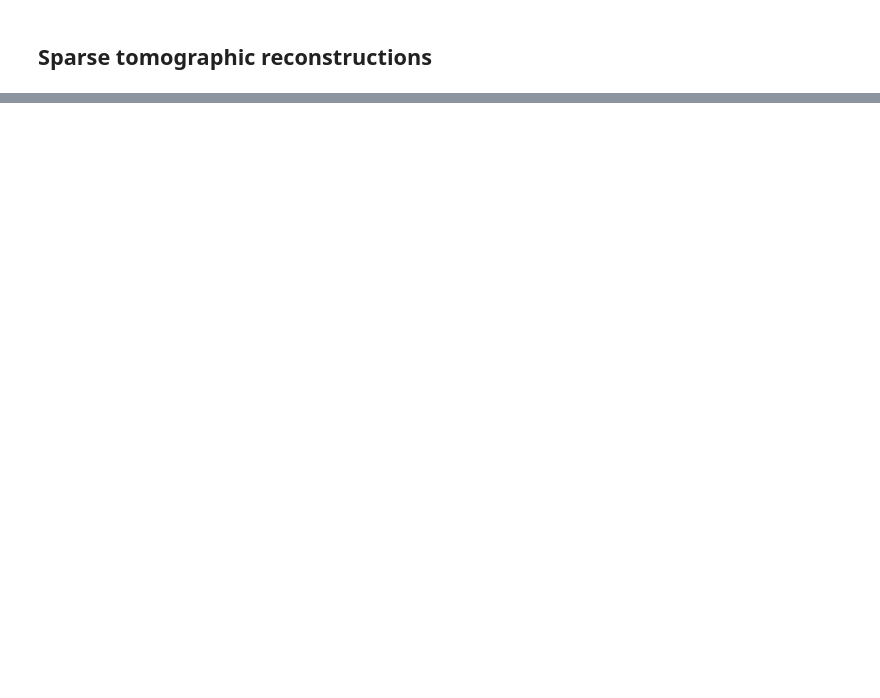
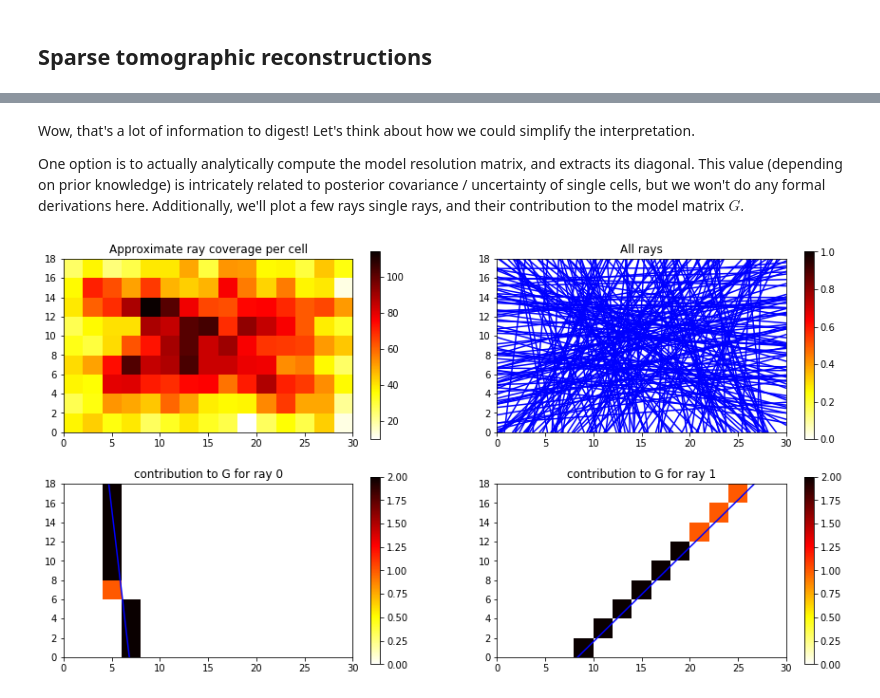
Before and after one commit to larsgeb/hmclab, a Jupyter notebook: examples/Sparse tomographic reconstructions.ipynb, the cells around one changed output, grey strips where cells are left out. Saved outputs shown, nothing was run; the diff lists cells and outputs as text; code cells hidden in the pictures; blank space fills up the shorter version.

```diff
--- a/examples/Sparse tomographic reconstructions.ipynb
+++ b/examples/Sparse tomographic reconstructions.ipynb
@@ -230,0 +126,32 @@ with hmc_tomography.Post.Samples(filename, burn_in=5000) as samples:
+# %% [markdown]
+Wow, that's a lot of information to digest! Let's think about how we could simplify the interpretation.
+
+One option is to actually analytically compute the model resolution matrix, and extracts its diagonal. This value (depending on prior knowledge) is intricately related to posterior covariance / uncertainty of single cells, but we won't do any formal derivations here. Additionally, we'll plot a few rays single rays, and their contribution to the model matrix $G$.
+# %%
+plt.figure(figsize=(15, 8))
+
+plt.subplot(2, 2, 1)
+
+resolution_diagonal = (G.T @ G).diagonal()
+plt.title(f"Approximate ray coverage per cell")
+xrt.displayModel(
+    resolution_diagonal.reshape([nx, ny]), cmap=plt.cm.hot_r, extent=extent
+)
+
+plt.subplot(2, 2, 2)
+
+zeros = numpy.zeros_like(resolution_diagonal)
+plt.title(f"All rays")
+xrt.displayModel(
+    zeros.reshape([nx, ny]), cmap=plt.cm.hot_r, extent=extent, paths=paths, clim=[0, 1]
+)
+
+
+for i_path, path in enumerate(paths[0:2]):
+    plt.subplot(2, 2, i_path + 3)
+    plt.title(f"contribution to G for ray {i_path}")
+    xrt.displayModel(
+        G[i_path, :].reshape([nx, ny]), cmap=plt.cm.hot_r, paths=[path], extent=extent
+    )
+# %% [output]
+[figure, added]
```
Also changed, not shown: parts of 97 cells of this notebook, 2 other files.
